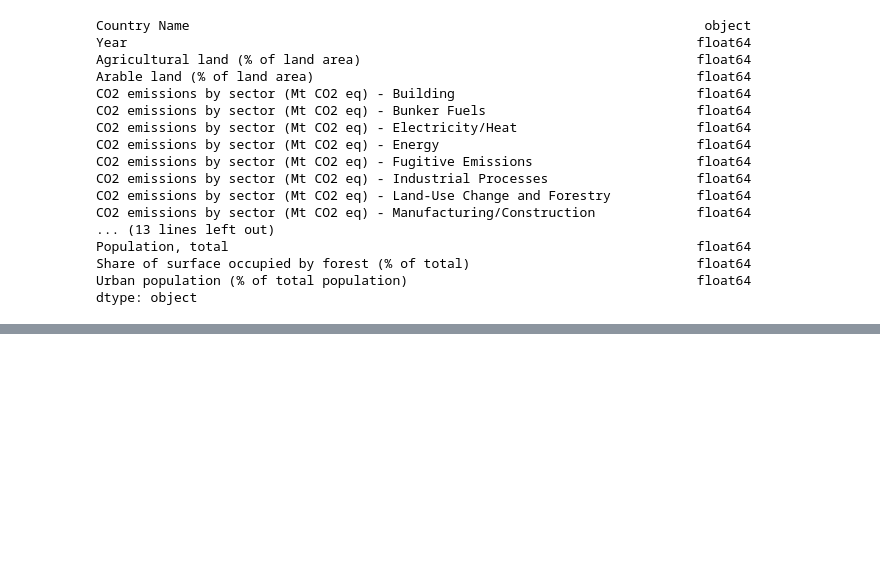
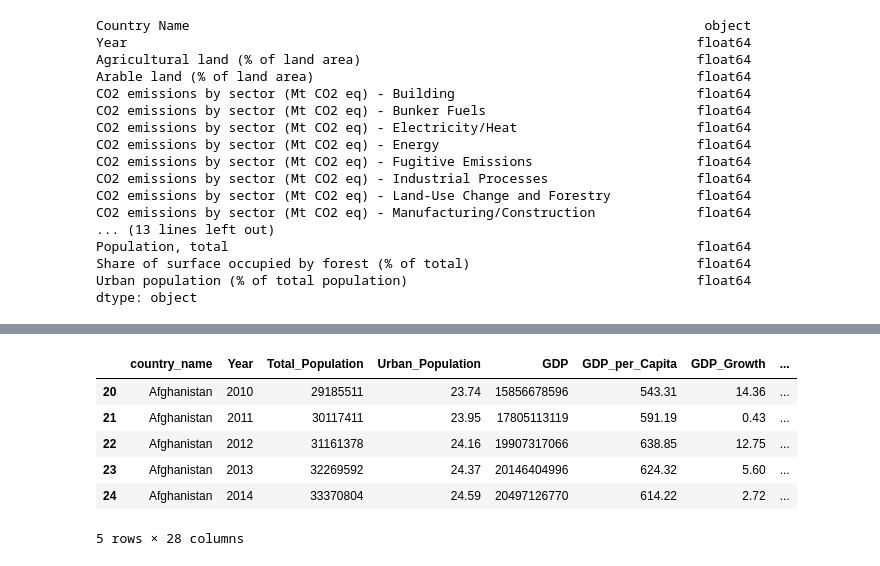
Before and after one commit to mcscrag/Final_Project, a Jupyter notebook: notebooks/cleaning_data.ipynb, the cells around one changed output, grey strips where cells are left out. Drawn from its saved outputs; the diff is of its cells as text; code cells hidden in the pictures; blank space fills up the shorter version.

```diff
--- a/notebooks/cleaning_data.ipynb
+++ b/notebooks/cleaning_data.ipynb
@@ -110,0 +244,19 @@ dtype: object
+# %%
+# Changing Datatypes
+
+conversion_dict = {'Year': 'int64',
+                  'Total_Population': 'int64',
+                  'GDP': 'int64'
+                  }
+
+df6 = df5.astype(conversion_dict)
+# %%
+df6.head()
+# %% [output]
+|  | country_name | Year | Total_Population | Urban_Population | GDP | GDP_per_Capita | GDP_Growth | ... |
+| 20 | Afghanistan | 2010 | 29185511 | 23.74 | 15856678596 | 543.31 | 14.36 | ... |
+| 21 | Afghanistan | 2011 | 30117411 | 23.95 | 17805113119 | 591.19 | 0.43 | ... |
+| 22 | Afghanistan | 2012 | 31161378 | 24.16 | 19907317066 | 638.85 | 12.75 | ... |
+| 23 | Afghanistan | 2013 | 32269592 | 24.37 | 20146404996 | 624.32 | 5.60 | ... |
+| 24 | Afghanistan | 2014 | 33370804 | 24.59 | 20497126770 | 614.22 | 2.72 | ... |
+5 rows × 28 columns
```
Also changed, not shown: parts of 15 cells of this notebook, 1 other file.
